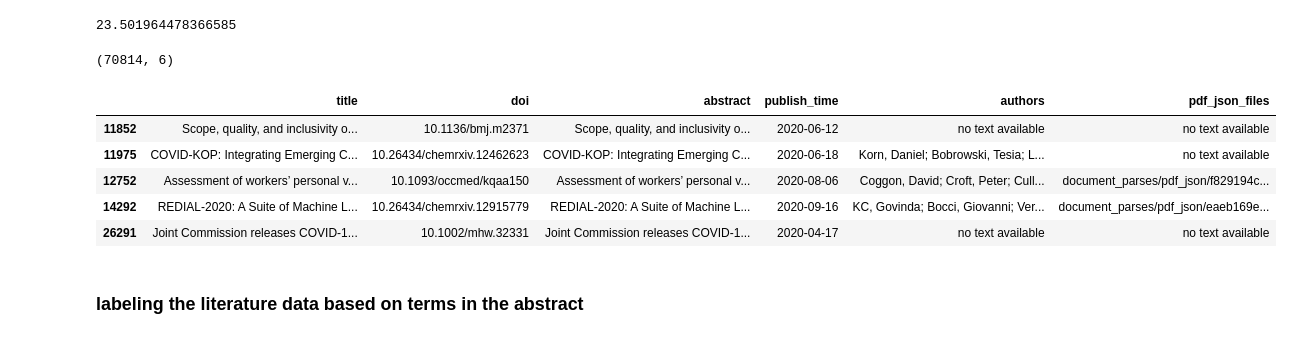
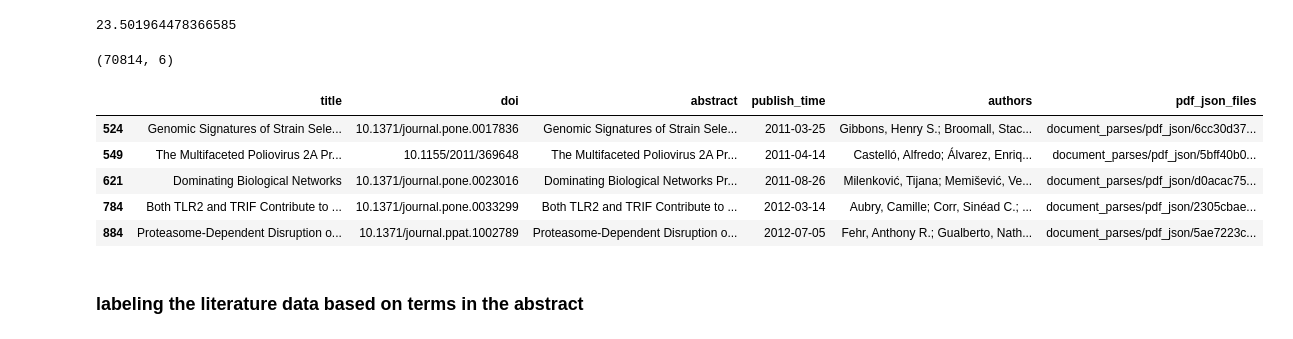
Before and after one commit to samOpare/classification-with-BERT, a Jupyter notebook: main.ipynb, the cells around one changed output. Cells and saved outputs as stored; diff of their text form; code cells hidden in the pictures.

```diff
--- a/main.ipynb
+++ b/main.ipynb
@@ -58,28 +58,29 @@ covid_literature_df['abstract'] = covid_literature_df['abstract'].apply(lambda r
 # %%
 #reduce the dataset to literature discussing covid specific topics
 def find_covid_lit(df):
-    df1 = df[df['abstract'].str.contains('covid')]
-    df2 = df[df['abstract'].str.contains('-cov-2')]
-    df3 = df[df['abstract'].str.contains('cov2')]
-    df4 = df[df['abstract'].str.contains('ncov')]
-    df5 = df[df['abstract'].str.contains('corona')]
+    df1 = df[df['abstract'].str.contains('ncov')]
+    df2 = df[df['abstract'].str.contains('corona')]
+    df3 = df[df['abstract'].str.contains('covid')]
+    df4 = df[df['abstract'].str.contains('-cov-2')]
+    df5 = df[df['abstract'].str.contains('cov2')]
+
 
     data =[df1,df2,df3,df4,df5]
     df = pd.concat(data)
     df=df.drop_duplicates(subset='title', keep="first")
     return df
 
 df=find_covid_lit(covid_literature_df)
 print (df.shape)
 df.head()
 # %% [output]
 (70814, 6)
 |  | title | doi | abstract | publish_time | authors | pdf_json_files |
-| 11852 | Scope, quality, and inclusivity o... | 10.1136/bmj.m2371 | Scope, quality, and inclusivity o... | 2020-06-12 | no text available | no text available |
-| 11975 | COVID-KOP: Integrating Emerging C... | 10.26434/chemrxiv.12462623 | COVID-KOP: Integrating Emerging C... | 2020-06-18 | Korn, Daniel; Bobrowski, Tesia; L... | no text available |
-| 12752 | Assessment of workers’ personal v... | 10.1093/occmed/kqaa150 | Assessment of workers’ personal v... | 2020-08-06 | Coggon, David; Croft, Peter; Cull... | document_parses/pdf_json/f829194c... |
-| 14292 | REDIAL-2020: A Suite of Machine L... | 10.26434/chemrxiv.12915779 | REDIAL-2020: A Suite of Machine L... | 2020-09-16 | KC, Govinda; Bocci, Giovanni; Ver... | document_parses/pdf_json/eaeb169e... |
-| 26291 | Joint Commission releases COVID‐1... | 10.1002/mhw.32331 | Joint Commission releases COVID‐1... | 2020-04-17 | no text available | no text available |
+| 524 | Genomic Signatures of Strain Sele... | 10.1371/journal.pone.0017836 | Genomic Signatures of Strain Sele... | 2011-03-25 | Gibbons, Henry S.; Broomall, Stac... | document_parses/pdf_json/6cc30d37... |
+| 549 | The Multifaceted Poliovirus 2A Pr... | 10.1155/2011/369648 | The Multifaceted Poliovirus 2A Pr... | 2011-04-14 | Castelló, Alfredo; Álvarez, Enriq... | document_parses/pdf_json/5bff40b0... |
+| 621 | Dominating Biological Networks | 10.1371/journal.pone.0023016 | Dominating Biological Networks Pr... | 2011-08-26 | Milenković, Tijana; Memišević, Ve... | document_parses/pdf_json/d0acac75... |
+| 784 | Both TLR2 and TRIF Contribute to ... | 10.1371/journal.pone.0033299 | Both TLR2 and TRIF Contribute to ... | 2012-03-14 | Aubry, Camille; Corr, Sinéad C.; ... | document_parses/pdf_json/2305cbae... |
+| 884 | Proteasome-Dependent Disruption o... | 10.1371/journal.ppat.1002789 | Proteasome-Dependent Disruption o... | 2012-07-05 | Fehr, Anthony R.; Gualberto, Nath... | document_parses/pdf_json/5ae7223c... |
 # %% [markdown]
 ### labeling the literature data based on terms in the abstract
 # %%
```
Also changed, not shown: parts of 29 cells of this notebook.
